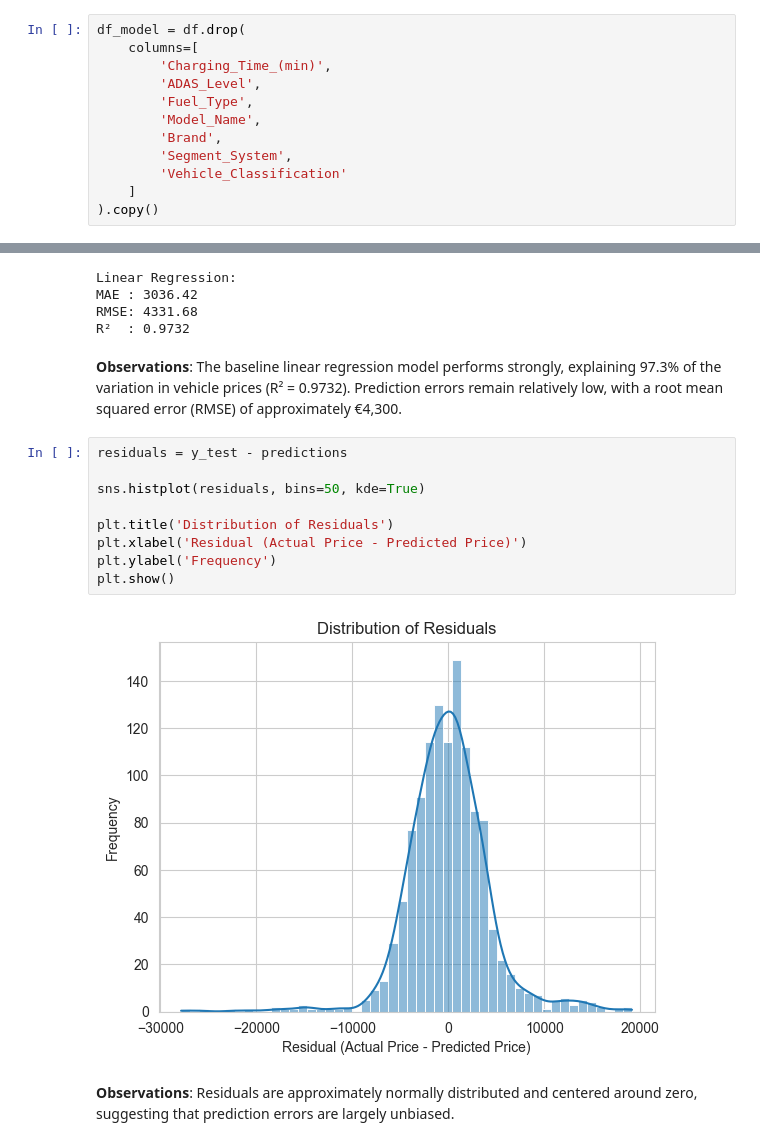
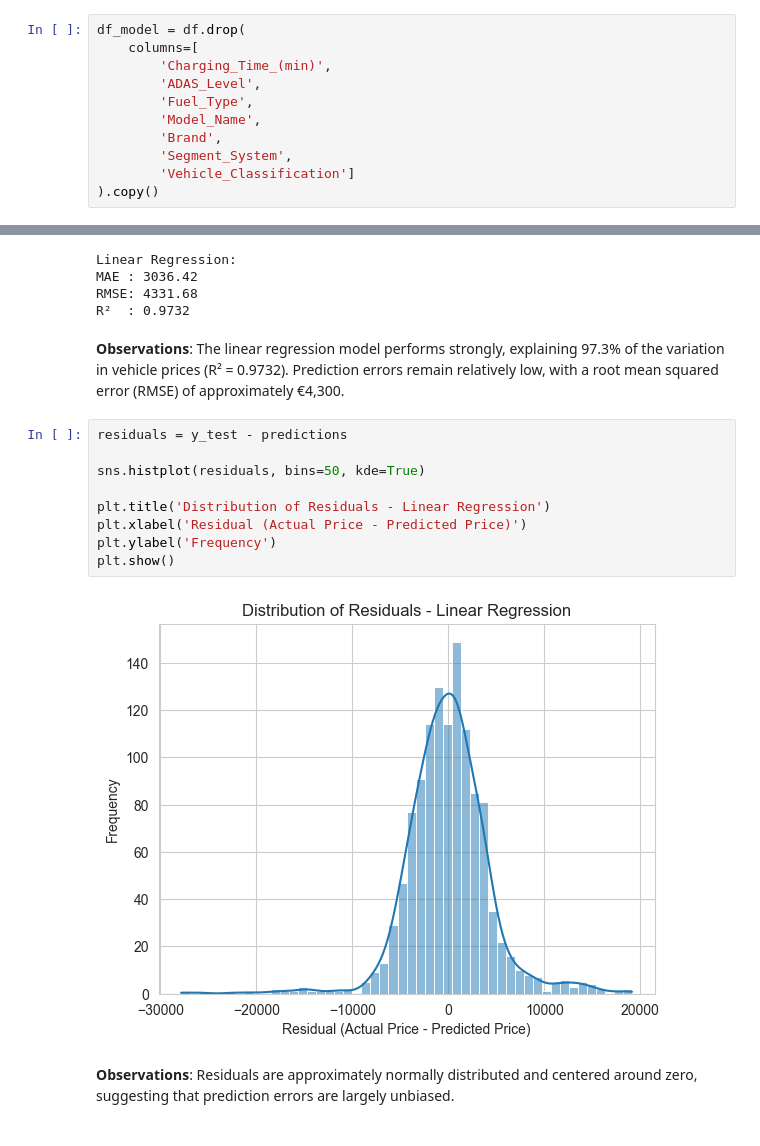
Before and after one commit to avillafranca504/vehicle-price-and-performance-analysis, a Jupyter notebook: 02_European_Cars_EDA.ipynb, the cells around one changed output, grey strips where cells are left out. Drawn from its saved outputs; the diff is of its cells as text.

```diff
--- a/02_European_Cars_EDA.ipynb
+++ b/02_European_Cars_EDA.ipynb
@@ -1320,8 +1418,7 @@ df_model = df.drop(
         'Model_Name',
         'Brand',
         'Segment_System',
-        'Vehicle_Classification'
-    ]
+        'Vehicle_Classification']
 ).copy()
 # %%
 df_model.info()
@@ -1494,18 +1613,18 @@ MAE : 3036.42
 RMSE: 4331.68
 R²  : 0.9732
 # %% [markdown]
-**Observations**: The baseline linear regression model performs strongly, explaining 97.3% of the variation in vehicle prices (R² = 0.9732). Prediction errors remain relatively low, with a root mean squared error (RMSE) of approximately €4,300.
+**Observations**: The linear regression model performs strongly, explaining 97.3% of the variation in vehicle prices (R² = 0.9732). Prediction errors remain relatively low, with a root mean squared error (RMSE) of approximately €4,300.
 # %%
 residuals = y_test - predictions
 
 sns.histplot(residuals, bins=50, kde=True)
 
-plt.title('Distribution of Residuals')
+plt.title('Distribution of Residuals - Linear Regression')
 plt.xlabel('Residual (Actual Price - Predicted Price)')
 plt.ylabel('Frequency')
 plt.show()
 # %% [output]
-[figure, old version]
+[figure, new version]
 # %% [markdown]
 **Observations**: Residuals are approximately normally distributed and centered around zero, suggesting that prediction errors are largely unbiased.
 # %%
```
Also changed, not shown: parts of 81 cells of this notebook, 2 other files.
